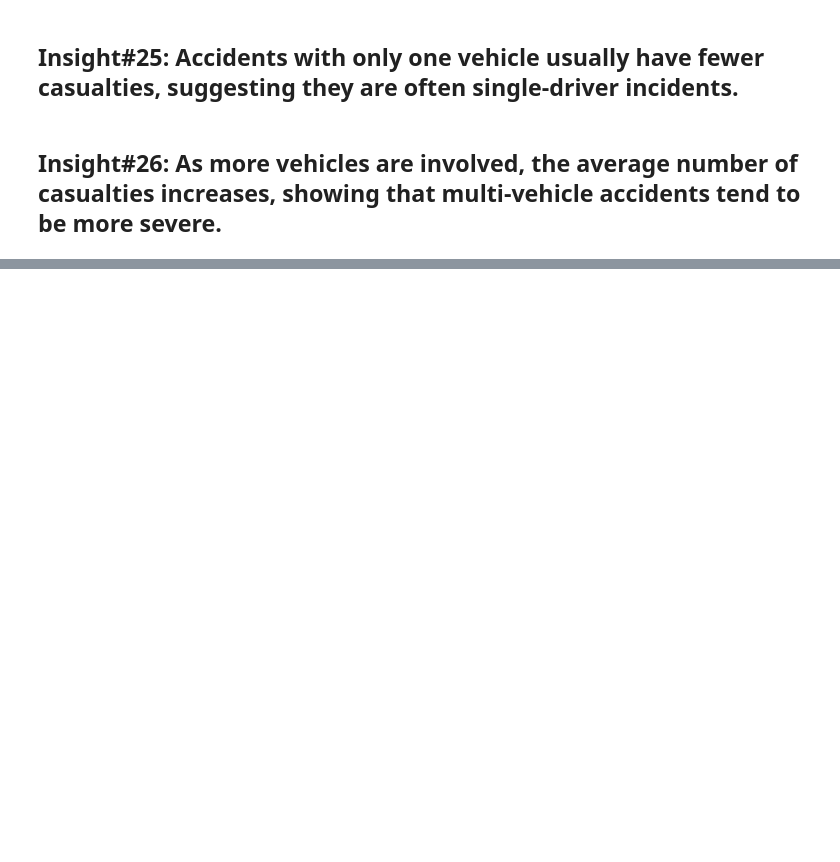
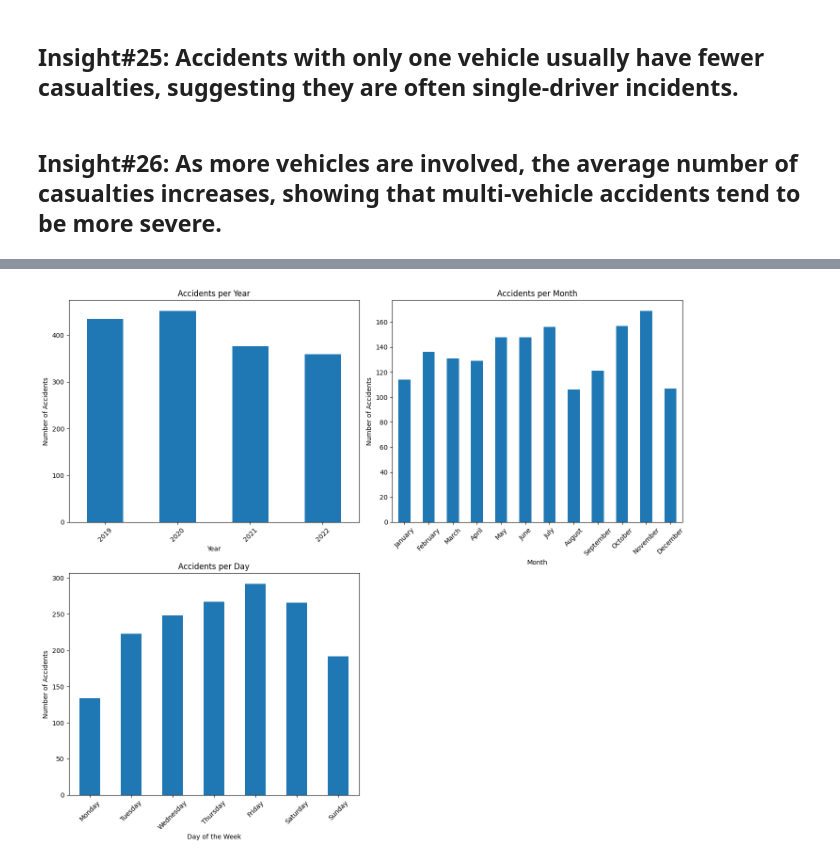
Before and after one commit to rodicakes21/ELEC303-DATA-ANALYTICS-ALABADO, a Jupyter notebook: activity2.ipynb, the cells around one changed output, grey strips where cells are left out. Drawn from its saved outputs; the diff is of its cells as text; code cells hidden in the pictures; blank space fills up the shorter version.

```diff
--- a/activity2.ipynb
+++ b/activity2.ipynb
@@ -442,0 +487,56 @@ plt.show()
+# %%
+# Accidents per year
+accidents_per_year = oxford_road['Year'].value_counts().sort_index()
+accidents_per_month = oxford_road['Month'].value_counts().sort_index()
+accidents_per_day = oxford_road['DayOfWeek'].value_counts().sort_index()
+
+
+#PER YEAR
+plt.subplot(2, 2, 1) # this just makes the pie plot next to each others by specifying which rows and columns to put it in and in what order (rows, cols, position(order)).
+accidents_per_year.plot(kind='bar')
+plt.title('Accidents per Year')
+plt.xlabel('Year')
+plt.ylabel('Number of Accidents')
+plt.xticks(rotation=45) # It just make the x-labels slightly bent so that it can be read more easily
+
+month_names = {
+    1: 'January', 2: 'February', 3: 'March', 4: 'April',
+    5: 'May', 6: 'June', 7: 'July', 8: 'August',
+    9: 'September', 10: 'October', 11: 'November', 12: 'December'
+}
+
+#PER MONTH
+# Replace numerical months with their names
+accidents_per_month.index = accidents_per_month.index.map(month_names)
+
+plt.subplot(2, 2, 2)
+accidents_per_month.plot(kind='bar')
+plt.title('Accidents per Month')
+plt.xlabel('Month')
+plt.ylabel('Number of Accidents')
+plt.xticks(rotation=45)
+
+#PER DAY
+day_names = {
+    0: 'Monday',
+    1: 'Tuesday',
+    2: 'Wednesday',
+    3: 'Thursday',
+    4: 'Friday',
+    5: 'Saturday',
+    6: 'Sunday'
+}
+
+plt.subplot(2, 2, 3)
+accidents_per_day.index = accidents_per_day.index.map(day_names) # To make the labels in the Accident Per Days be Monday-Sunday instead of numbers.
+accidents_per_day.plot(kind='bar')
+plt.title('Accidents per Day')
+plt.xlabel('Day of the Week')
+plt.ylabel('Number of Accidents')
+plt.xticks(rotation=45)
+
+plt.gcf().set_size_inches(14, 12)
+plt.tight_layout()
+plt.show()
+# %% [output]
+[figure, added]
```
Also changed, not shown: parts of 23 cells of this notebook.
